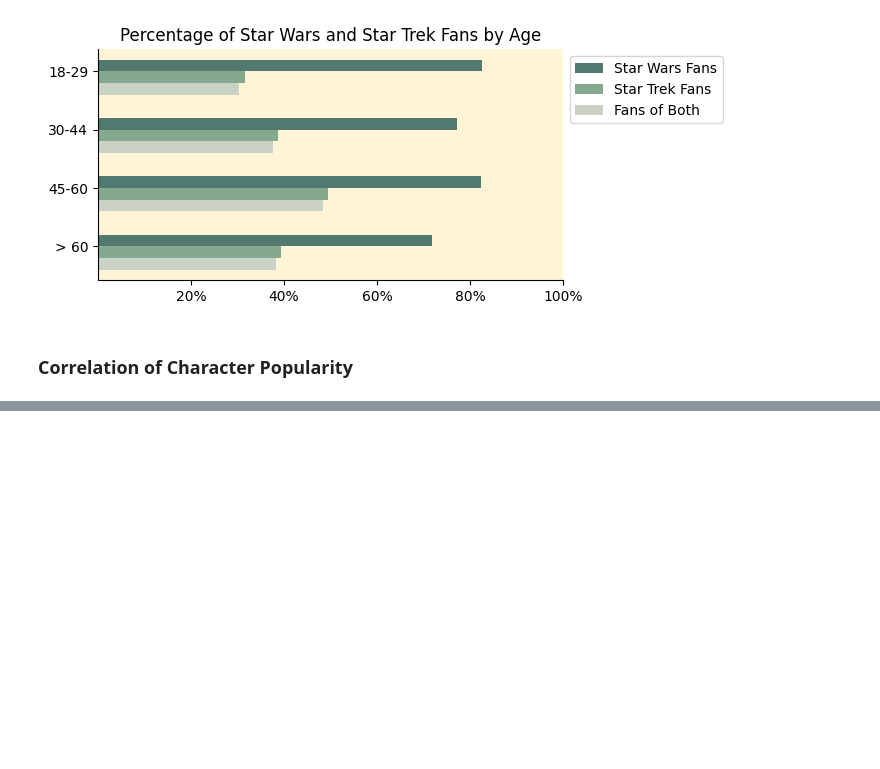
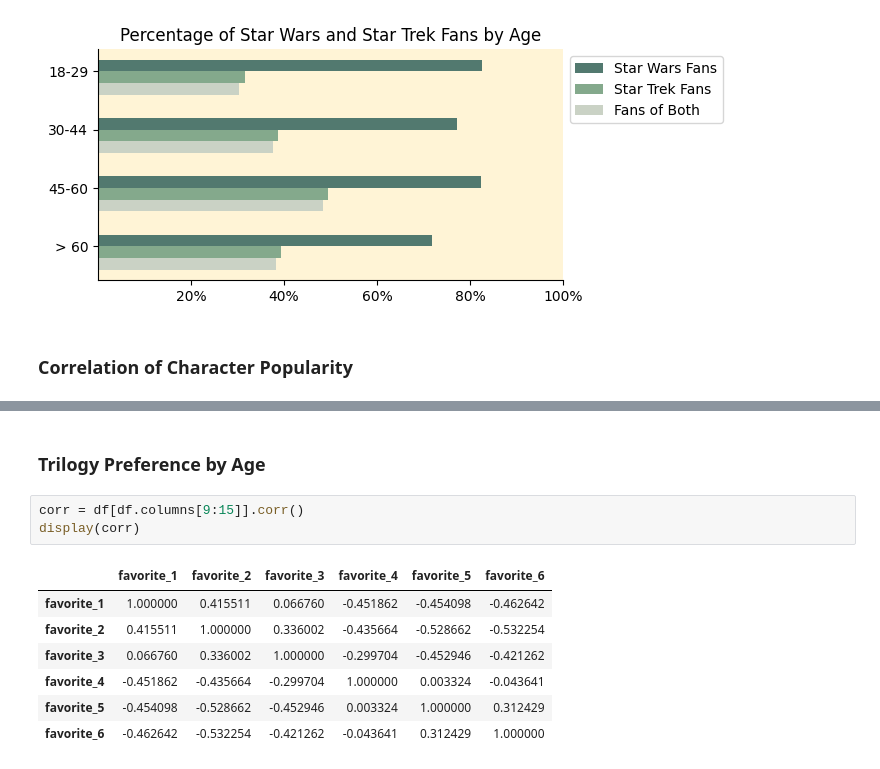
Before and after one commit to Deetjepateeteke/Star-Wars-Survey-Analysis, a Jupyter notebook: src/main.ipynb, the cells around one changed output, grey strips where cells are left out. Cells and saved outputs as stored; diff of their text form; blank space fills up the shorter version.

```diff
--- a/src/main.ipynb
+++ b/src/main.ipynb
@@ -362,0 +368,13 @@ plt.show()
+# %% [markdown]
+### Trilogy Preference by Age
+# %%
+corr = df[df.columns[9:15]].corr()
+display(corr)
+# %% [output]
+|  | favorite_1 | favorite_2 | favorite_3 | favorite_4 | favorite_5 | favorite_6 |
+| favorite_1 | 1.000000 | 0.415511 | 0.066760 | -0.451862 | -0.454098 | -0.462642 |
+| favorite_2 | 0.415511 | 1.000000 | 0.336002 | -0.435664 | -0.528662 | -0.532254 |
+| favorite_3 | 0.066760 | 0.336002 | 1.000000 | -0.299704 | -0.452946 | -0.421262 |
+| favorite_4 | -0.451862 | -0.435664 | -0.299704 | 1.000000 | 0.003324 | -0.043641 |
+| favorite_5 | -0.454098 | -0.528662 | -0.452946 | 0.003324 | 1.000000 | 0.312429 |
+| favorite_6 | -0.462642 | -0.532254 | -0.421262 | -0.043641 | 0.312429 | 1.000000 |
```
Also changed, not shown: parts of 8 cells of this notebook.
